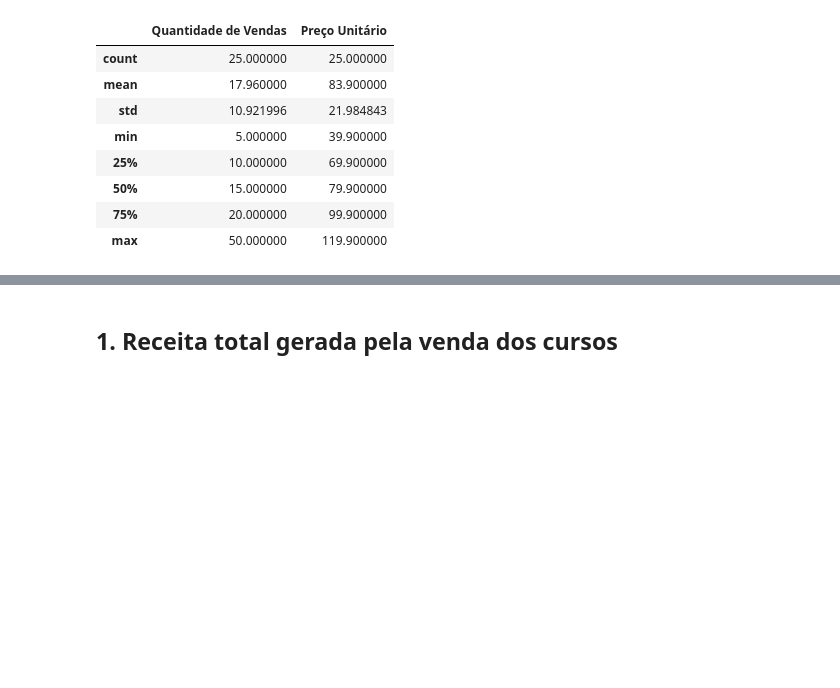
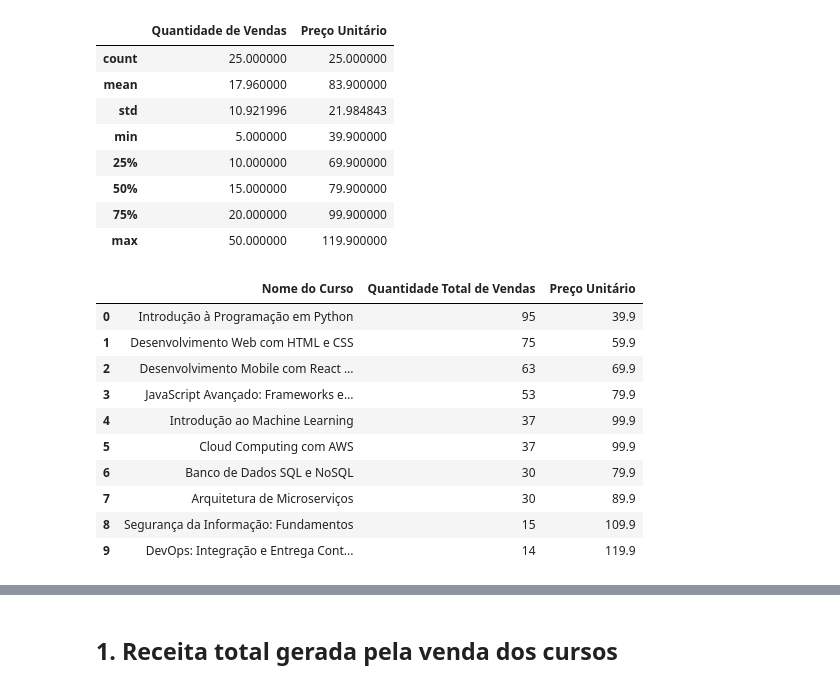
Before and after one commit to Igorsmh/Igor_TrilhaDadosJR-JUN15, a Jupyter notebook: notebooks/eda.ipynb, the cells around one changed output, grey strips where cells are left out. Cells and saved outputs as stored; diff of their text form; code cells hidden in the pictures; blank space fills up the shorter version.

```diff
--- a/notebooks/eda.ipynb
+++ b/notebooks/eda.ipynb
@@ -57,6 +57,33 @@ vend_cursos.describe()
 # %%
 # Vou alterar o tipo de dados da coluna 'Data' para facilitar manipulações futuras
 vend_cursos['Data'] = pd.to_datetime(vend_cursos['Data'])
+# %%
+vendas_totais_curso = vend_cursos.groupby('Nome do Curso')\
+    ['Quantidade de Vendas'].sum()
+
+precos = vend_cursos.drop_duplicates(subset='Nome do Curso')\
+    .set_index('Nome do Curso')['Preço Unitário']
+
+result = pd.concat([vendas_totais_curso, precos], axis=1).reset_index()
+
+result.columns = ['Nome do Curso', 'Quantidade Total de Vendas', 'Preço Unitário']
+
+df_cursos = result.sort_values('Quantidade Total de Vendas', ascending=False)\
+    .reset_index().drop('index',axis=1)
+
+df_cursos
+# %% [output]
+|  | Nome do Curso | Quantidade Total de Vendas | Preço Unitário |
+| 0 | Introdução à Programação em Python | 95 | 39.9 |
+| 1 | Desenvolvimento Web com HTML e CSS | 75 | 59.9 |
+| 2 | Desenvolvimento Mobile com React ... | 63 | 69.9 |
+| 3 | JavaScript Avançado: Frameworks e... | 53 | 79.9 |
+| 4 | Introdução ao Machine Learning | 37 | 99.9 |
+| 5 | Cloud Computing com AWS | 37 | 99.9 |
+| 6 | Banco de Dados SQL e NoSQL | 30 | 79.9 |
+| 7 | Arquitetura de Microserviços | 30 | 89.9 |
+| 8 | Segurança da Informação: Fundamentos | 15 | 109.9 |
+| 9 | DevOps: Integração e Entrega Cont... | 14 | 119.9 |
 # %%
 sns.set_theme(style="darkgrid")
 
```
Also changed, not shown: parts of 5 cells of this notebook.
